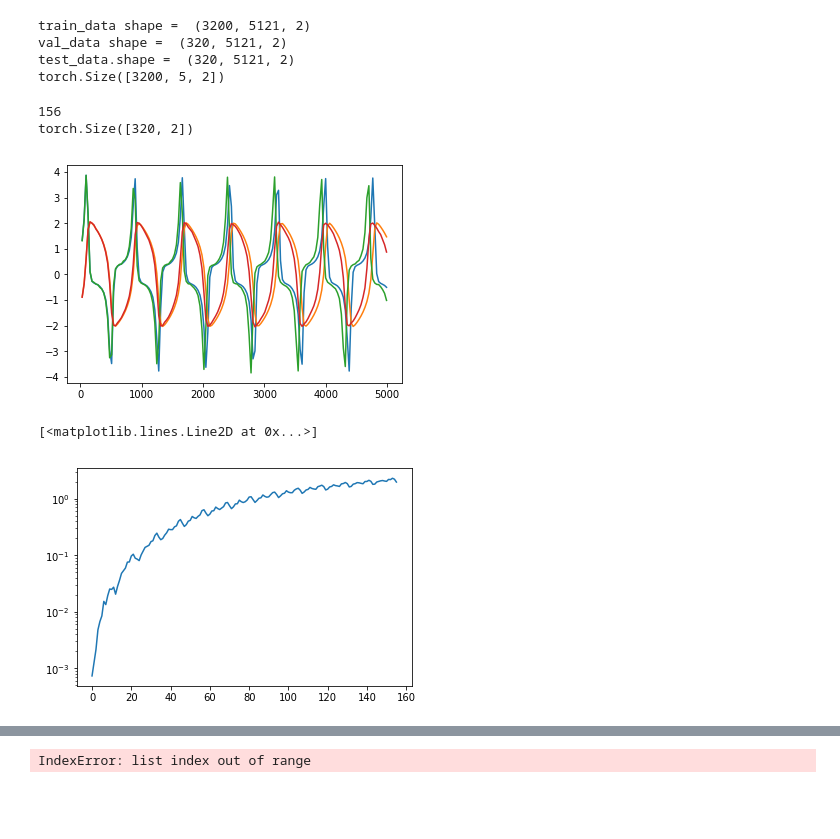
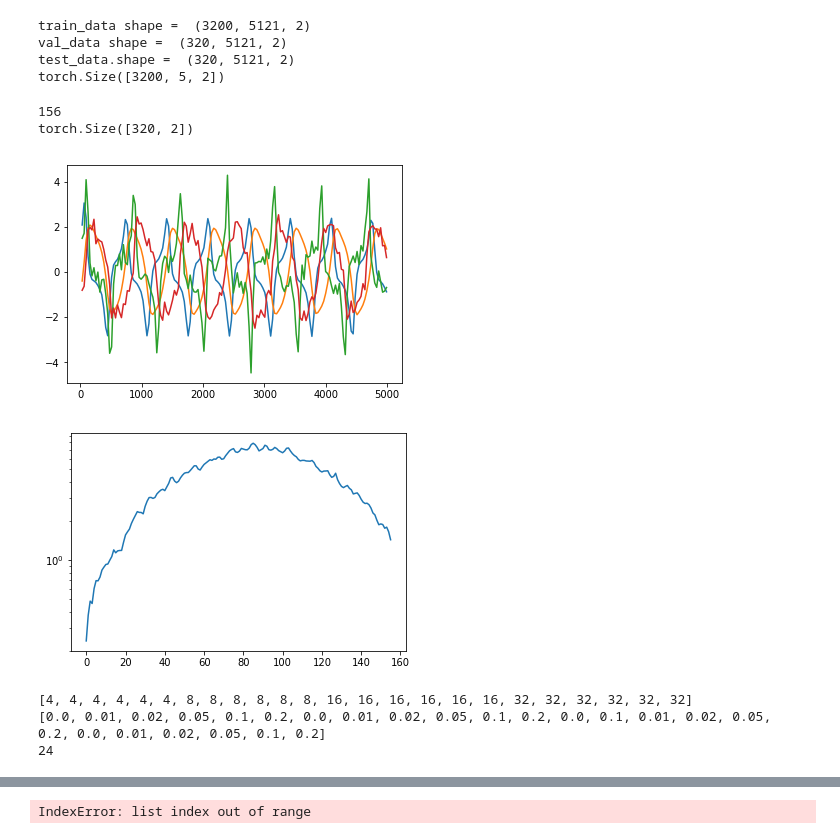
Before and after one commit to KatieJ16/ensemble_HiSTs, a Jupyter notebook: scripts/multiscale_HiTS_exp/two_at_a_time_multiscale-Copy1.ipynb, the cells around one changed output, grey strips where cells are left out. Saved outputs shown, nothing was run; the diff lists cells and outputs as text; code cells hidden in the pictures; blank space fills up the shorter version.

```diff
--- a/scripts/multiscale_HiTS_exp/two_at_a_time_multiscale-Copy1.ipynb
+++ b/scripts/multiscale_HiTS_exp/two_at_a_time_multiscale-Copy1.ipynb
@@ -1,18 +21,4 @@
 # %%
-import os
-import sys
-import torch
-import numpy as np
-import matplotlib.pyplot as plt
-import time
-# from tqdm.notebook import tqdm
-
-module_path = os.path.abspath(os.path.join('../../src/'))
-if module_path not in sys.path:
-    sys.path.append(module_path)
-
-import Resnet_multiscale as net
-
 #===========================================================================================================
 
 # adjustables
@@ -20,7 +26,9 @@ import Resnet_multiscale as net
 k = 5                       # model index: should be in {0, 2, ..., 10}
 dt = 0.02                     # time unit: 0.0005 for Lorenz and 0.01 for others
 system = 'VanDerPol'         # system name: 'Hyperbolic', 'Cubic', 'VanDerPol', 'Hopf' or 'Lorenz'
-noise = 0.01                   # noise percentage: 0.00, 0.01 or 0.02
+
+step_size = 32
+noise = 0.2                   # noise percentage: 0.00, 0.01 or 0.02
 
 lr = 1e-3                     # learning rate
 max_epoch = 50000            # the maximum training epoch
@@ -33,7 +41,7 @@ model_dir = '../../models/VanDerPol_multiscale'
 
 # global const
 n_forward = 5
-step_size = 2**k
+# step_size = 2**k
 
 
 
@@ -49,7 +57,7 @@ print("train_data shape = ", train_data.shape)
 print("val_data shape = ", val_data.shape)
 print("test_data.shape = ", test_data.shape)
 
-step_size = 8
+# step_size = 8
 n_forward = 5
 
 dataset = net.DataSet(train_data, val_data, test_data, dt, step_size, n_forward)
@@ -166,33 +175,45 @@ y_preds = model1.forward(torch.tensor(test_data[:, 0]).float(), 'small')
 y_pred_list[:,0] = y_preds.detach().numpy()
 t_list[0] = t
 print(y_preds.shape)
 
 for j in range(points-1):
     t+= step_size
     y_preds = model1.forward(y_preds, 'small')
 
     y_pred_list[:,j+1] = y_preds.detach().numpy()
     t_list[j+1] = t
 
 
 plt_idx = 1
 
 plt.plot(t_list, y_pred_list[plt_idx,:, 1])
 plt.plot(t_list, y_pred_list[plt_idx,:, 0])
 
 plt.plot(t_list, test_data[plt_idx,t_list.astype(int), 1])
 plt.plot(t_list, test_data[plt_idx,t_list.astype(int), 0])
 
 # print(test_data[:,:804:4].shape)
 mse4_model1 = np.mean((y_pred_list - test_data[:,t_list.astype(int)])**2, axis = (0,2))
 t_list4 = t_list
 # plt.xlim([0,1000])
 plt.show()
 
 plt.semilogy(mse4_model1)
+
+mse_list.append(mse4_model1)
+step_size_list.append(step_size)
+noise_list.append(noise)
+t_list_all.append(t_list)
 # %% [output]
 156
 torch.Size([320, 2])
-[figure, old version]
+[figure, new version]
-[<matplotlib.lines.Line2D at 0x...>]
-[figure, old version]
+[figure, new version]
+# %%
+print(step_size_list)
+print(noise_list)
+print(len(step_size_list))
+# %% [output]
+[4, 4, 4, 4, 4, 4, 8, 8, 8, 8, 8, 8, 16, 16, 16, 16, 16, 16, 32, 32, 32, 32, 32, 32]
+[0.0, 0.01, 0.02, 0.05, 0.1, 0.2, 0.0, 0.01, 0.02, 0.05, 0.1, 0.2, 0.0, 0.1, 0.01, 0.02, 0.05, 0.2, 0.0, 0.01, 0.02, 0.05, 0.1, 0.2]
+24
```
Also changed, not shown: parts of 9 cells of this notebook, 1 other file.
